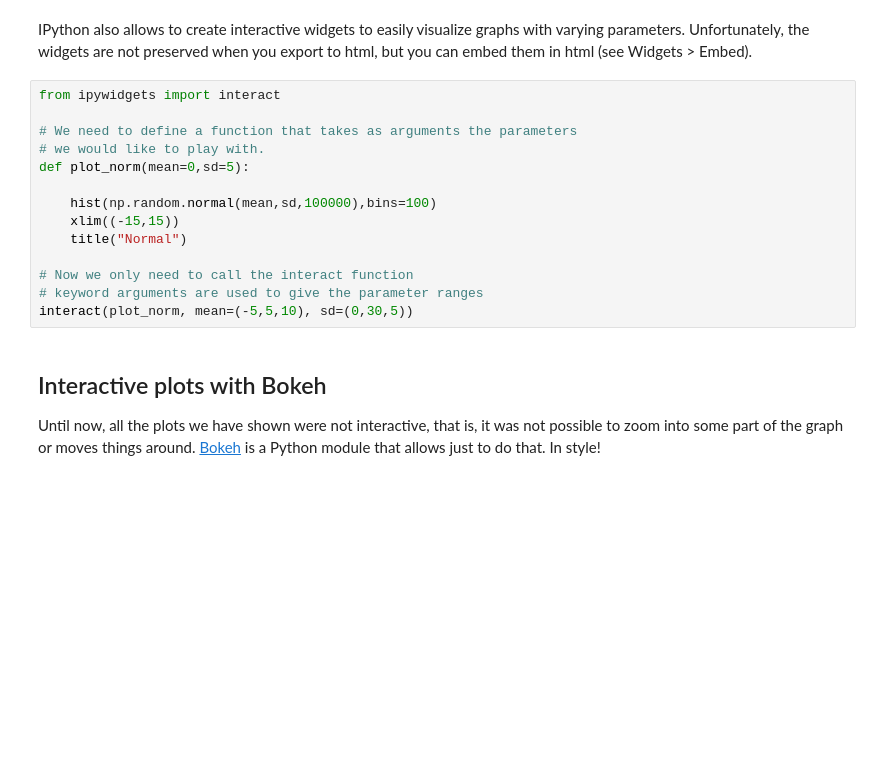
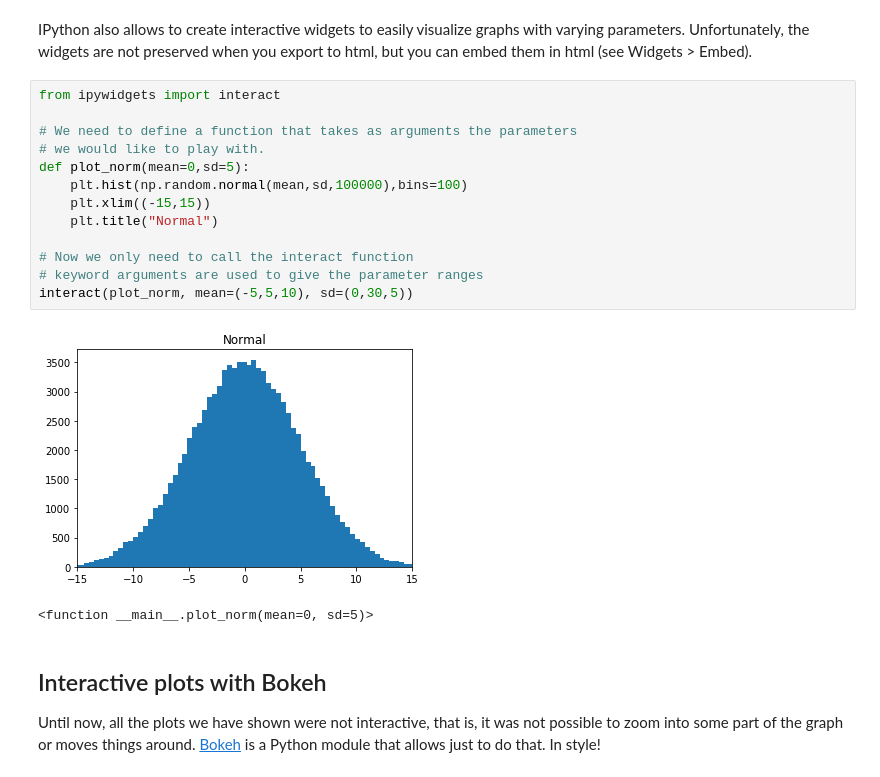
Before and after one commit to samuelsmal/Tutorials, a Jupyter notebook: 00 - Intro to Tools/Intro to Jupyter Notebooks.ipynb, the cells around one changed output. Saved outputs shown, nothing was run; the diff lists cells and outputs as text; blank space fills up the shorter version.

```diff
--- a/00 - Intro to Tools/Intro to Jupyter Notebooks.ipynb
+++ b/00 - Intro to Tools/Intro to Jupyter Notebooks.ipynb
@@ -144,17 +215,19 @@ IPython also allows to create interactive widgets to easily visualize graphs wit
 # %%
 from ipywidgets import interact
 
 # We need to define a function that takes as arguments the parameters
 # we would like to play with.
 def plot_norm(mean=0,sd=5):
-
-    hist(np.random.normal(mean,sd,100000),bins=100)
-    xlim((-15,15))
-    title("Normal")
+    plt.hist(np.random.normal(mean,sd,100000),bins=100)
+    plt.xlim((-15,15))
+    plt.title("Normal")
 
 # Now we only need to call the interact function
 # keyword arguments are used to give the parameter ranges
 interact(plot_norm, mean=(-5,5,10), sd=(0,30,5))
+# %% [output]
+[figure, added]
+<function __main__.plot_norm(mean=0, sd=5)>
 # %% [markdown]
 ## Interactive plots with Bokeh
 
```
Also changed, not shown: parts of 34 cells of this notebook.
